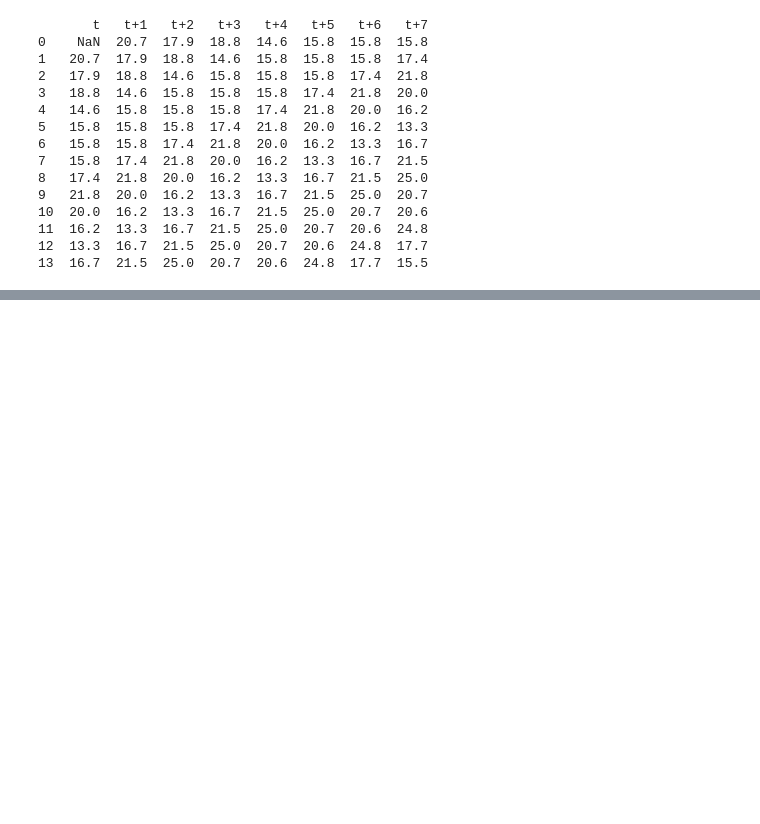
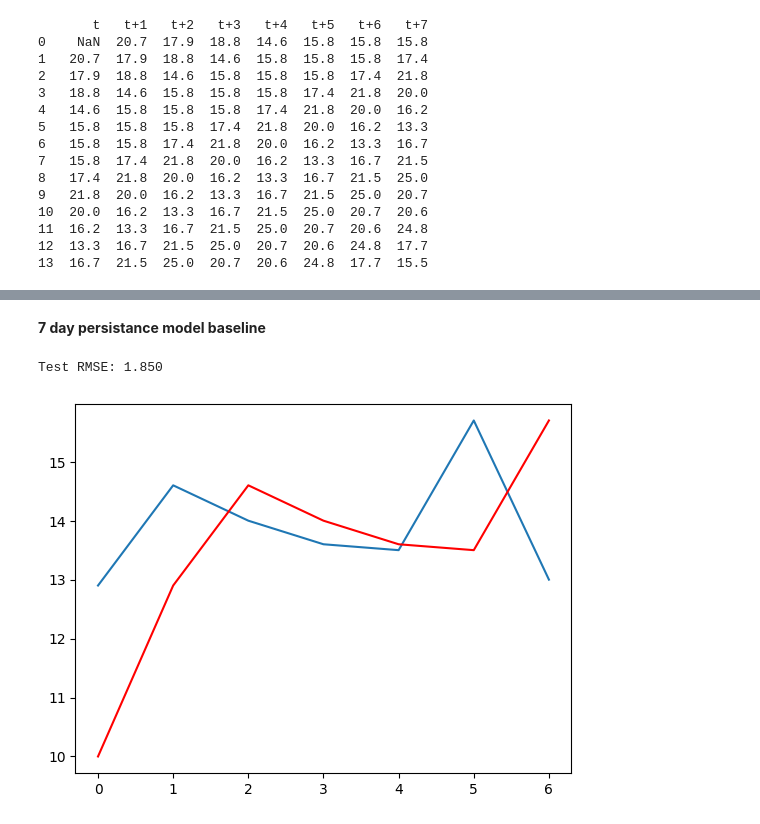
Before and after one commit to gregorywmorris/guided_projects, a Jupyter notebook: time_series/introduction_to_series_forecasting.ipynb, the cells around one changed output, grey strips where cells are left out. Drawn from its saved outputs; the diff is of its cells as text; code cells hidden in the pictures; blank space fills up the shorter version.

```diff
--- a/time_series/introduction_to_series_forecasting.ipynb
+++ b/time_series/introduction_to_series_forecasting.ipynb
@@ -1971,0 +2023,38 @@ print(dataframe.head(14))
+# %% [markdown]
+**7 day persistance model baseline**
+# %%
+# evaluate a persistence model
+from pandas import read_csv
+from pandas import DataFrame
+from pandas import concat
+from matplotlib import pyplot
+from sklearn.metrics import mean_squared_error
+from math import sqrt
+# load dataset
+series = read_csv('daily-min-temperatures.csv', parse_dates=True, header=0,index_col=0, on_bad_lines='skip').squeeze('columns')
+# create lagged dataset
+values = DataFrame(series.values)
+dataframe = concat([values.shift(1), values], axis=1)
+dataframe.columns = ['t', 't+1']
+# split into train and test sets
+X = dataframe.values
+train, test = X[1:len(X)-7], X[len(X)-7:]
+train_X, train_y = train[:,0], train[:,1]
+test_X, test_y = test[:,0], test[:,1]
+# persistence model
+def model_persistence(x):
+  return x
+# walk-forward validation
+predictions = list()
+for x in test_X:
+  yhat = model_persistence(x)
+  predictions.append(yhat)
+rmse = sqrt(mean_squared_error(test_y, predictions))
+print('Test RMSE: %.3f' % rmse)
+# plot predictions vs expected
+pyplot.plot(test_y)
+pyplot.plot(predictions, color='red')
+pyplot.show()
+# %% [output]
+Test RMSE: 1.850
+[figure, added]
```
Also changed, not shown: parts of 13 cells of this notebook.
